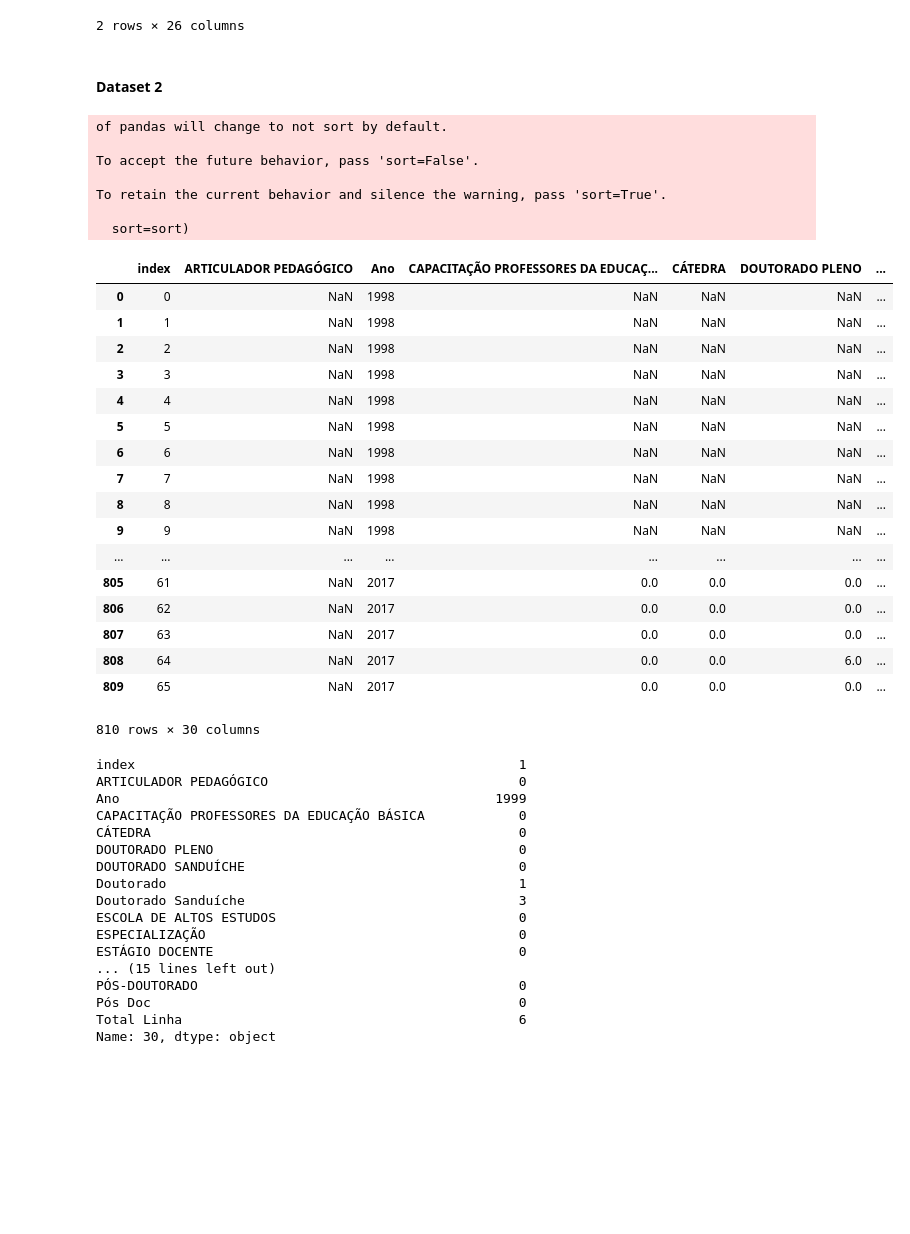
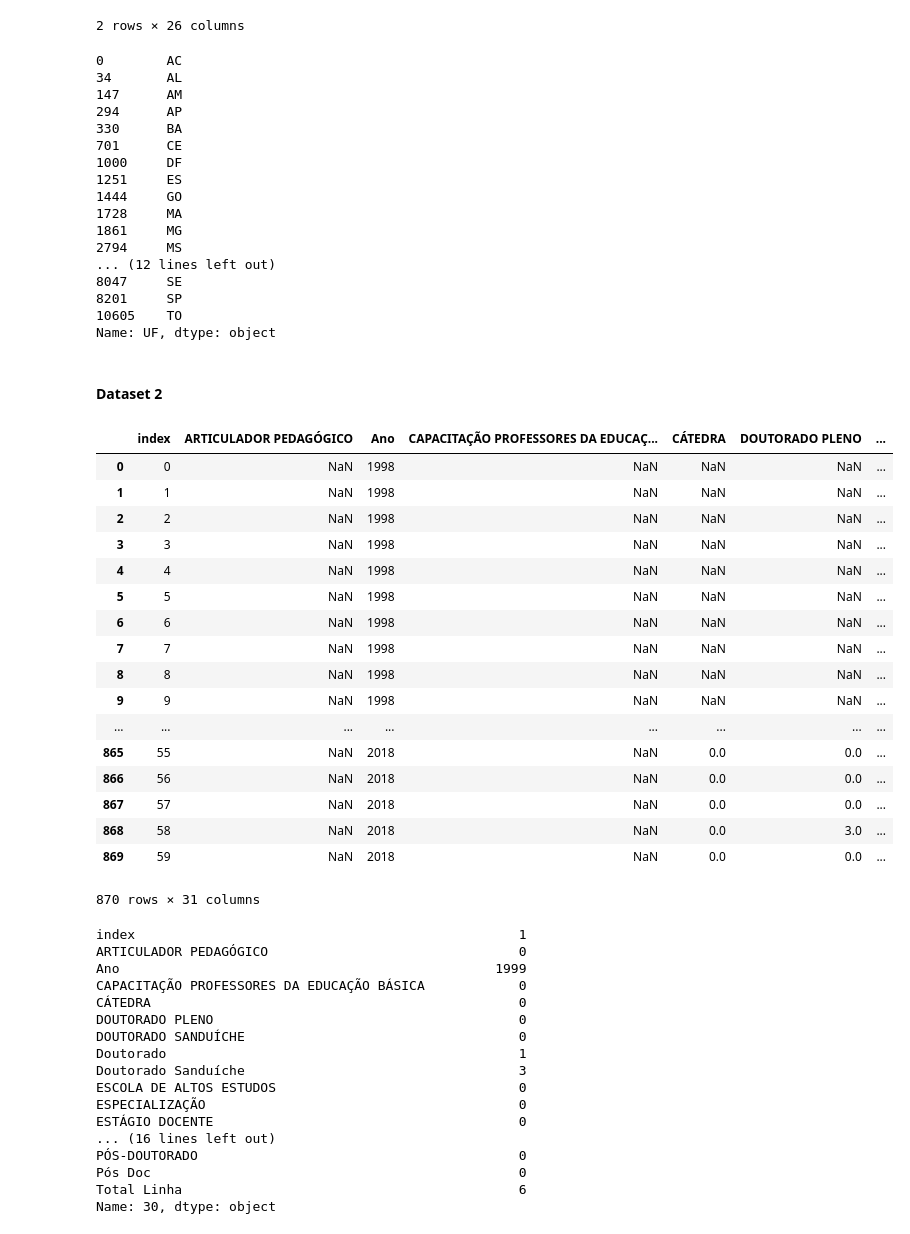
Before and after one commit to sayonarasantos/datavis-course, a Jupyter notebook: project/datavis-test1.ipynb, the cells around one changed output. Cells and saved outputs as stored; diff of their text form; code cells hidden in the pictures; blank space fills up the shorter version.

```diff
--- a/project/datavis-test1.ipynb
+++ b/project/datavis-test1.ipynb
@@ -54,38 +78,52 @@ ds_SumByUF
+# %%
+ds1_3 = dataset1[['UF', 'Região', 'DOUTORADO PLENO', 'Iniciação Científica', 'PÓS-DOUTORADO']]
+ds1_3['UF'].drop_duplicates()
+# %% [output]
+0        AC
+34       AL
+147      AM
+294      AP
+330      BA
+701      CE
+1000     DF
+1251     ES
+1444     GO
+1728     MA
+1861     MG
+2794     MS
+... (12 lines left out)
+8047     SE
+8201     SP
+10605    TO
+Name: UF, dtype: object
 # %% [markdown]
 #### Dataset 2
 # %%
-excel_file = 'bolsaExterior1998.xlsx'
+excel_file = 'xlsx_bolsasExterior/bolsaExterior1998.xlsx'
 dataset2 = pd.read_excel(excel_file)
 
-for x in range(1999,2018):
-    excel_file = 'bolsaExterior'+str(x)+'.xlsx'
+for x in range(1999,2019):
+    excel_file = 'xlsx_bolsasExterior/bolsaExterior'+str(x)+'.xlsx'
     ds2_2 = pd.read_excel(excel_file)
     dataset2 = dataset2.append(ds2_2)
 dataset2 = dataset2.reset_index()
 dataset2
 # %% [output]
+|  | index | ARTICULADOR PEDAGÓGICO | Ano | CAPACITAÇÃO PROFESSORES DA EDUCAÇ... | CÁTEDRA | DOUTORADO PLENO | ... |
+| 0 | 0 | NaN | 1998 | NaN | NaN | NaN | ... |
+| 1 | 1 | NaN | 1998 | NaN | NaN | NaN | ... |
+| 2 | 2 | NaN | 1998 | NaN | NaN | NaN | ... |
+| 3 | 3 | NaN | 1998 | NaN | NaN | NaN | ... |
+| 4 | 4 | NaN | 1998 | NaN | NaN | NaN | ... |
+| 5 | 5 | NaN | 1998 | NaN | NaN | NaN | ... |
+| 6 | 6 | NaN | 1998 | NaN | NaN | NaN | ... |
+| 7 | 7 | NaN | 1998 | NaN | NaN | NaN | ... |
+| 8 | 8 | NaN | 1998 | NaN | NaN | NaN | ... |
+| 9 | 9 | NaN | 1998 | NaN | NaN | NaN | ... |
+| ... | ... | ... | ... | ... | ... | ... | ... |
+| 865 | 55 | NaN | 2018 | NaN | 0.0 | 0.0 | ... |
+| 866 | 56 | NaN | 2018 | NaN | 0.0 | 0.0 | ... |
+| 867 | 57 | NaN | 2018 | NaN | 0.0 | 0.0 | ... |
+| 868 | 58 | NaN | 2018 | NaN | 0.0 | 3.0 | ... |
+| 869 | 59 | NaN | 2018 | NaN | 0.0 | 0.0 | ... |
-of pandas will change to not sort by default.
-
-To accept the future behavior, pass 'sort=False'.
-
-To retain the current behavior and silence the warning, pass 'sort=True'.
-
-  sort=sort)
+870 rows × 31 columns
-|  | index | ARTICULADOR PEDAGÓGICO | Ano | CAPACITAÇÃO PROFESSORES DA EDUCAÇ... | CÁTEDRA | DOUTORADO PLENO | ... |
-| 0 | 0 | NaN | 1998 | NaN | NaN | NaN | ... |
-| 1 | 1 | NaN | 1998 | NaN | NaN | NaN | ... |
-| 2 | 2 | NaN | 1998 | NaN | NaN | NaN | ... |
-| 3 | 3 | NaN | 1998 | NaN | NaN | NaN | ... |
-| 4 | 4 | NaN | 1998 | NaN | NaN | NaN | ... |
-| 5 | 5 | NaN | 1998 | NaN | NaN | NaN | ... |
-| 6 | 6 | NaN | 1998 | NaN | NaN | NaN | ... |
-| 7 | 7 | NaN | 1998 | NaN | NaN | NaN | ... |
-| 8 | 8 | NaN | 1998 | NaN | NaN | NaN | ... |
-| 9 | 9 | NaN | 1998 | NaN | NaN | NaN | ... |
-| ... | ... | ... | ... | ... | ... | ... | ... |
-| 805 | 61 | NaN | 2017 | 0.0 | 0.0 | 0.0 | ... |
-| 806 | 62 | NaN | 2017 | 0.0 | 0.0 | 0.0 | ... |
-| 807 | 63 | NaN | 2017 | 0.0 | 0.0 | 0.0 | ... |
-| 808 | 64 | NaN | 2017 | 0.0 | 0.0 | 6.0 | ... |
-| 809 | 65 | NaN | 2017 | 0.0 | 0.0 | 0.0 | ... |
-810 rows × 30 columns
@@ -117,7 +144,7 @@ Doutorado Sanduíche                                   3
 ESCOLA DE ALTOS ESTUDOS                               0
 ESPECIALIZAÇÃO                                        0
 ESTÁGIO DOCENTE                                       0
-... (15 lines left out)
+... (16 lines left out)
 PÓS-DOUTORADO                                         0
 Pós Doc                                               0
 Total Linha                                           6
```
Also changed, not shown: parts of 14 cells of this notebook, 1 other file.
